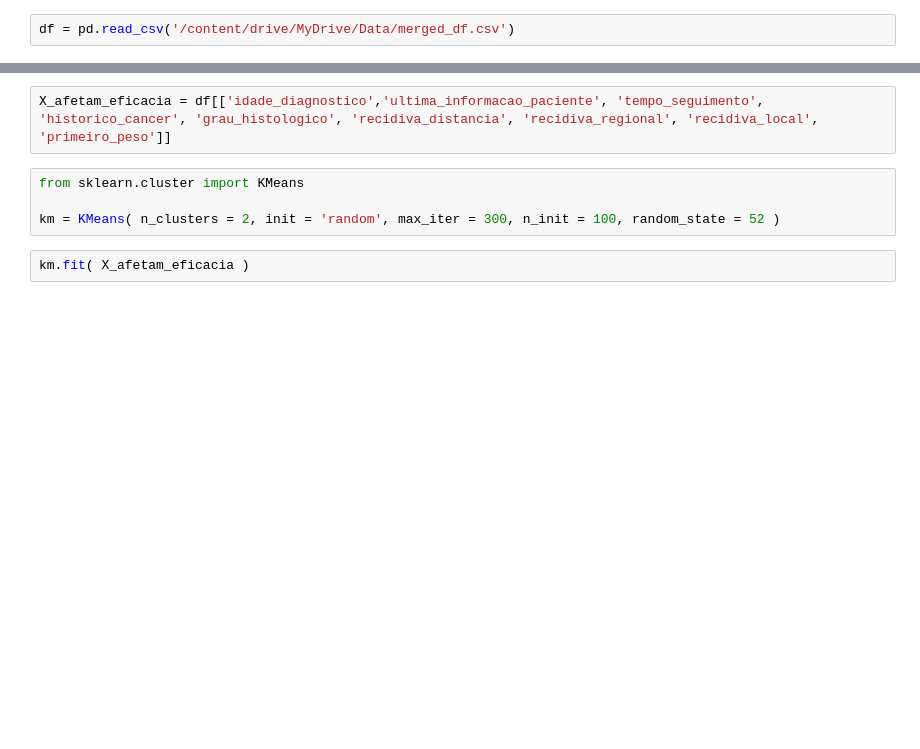
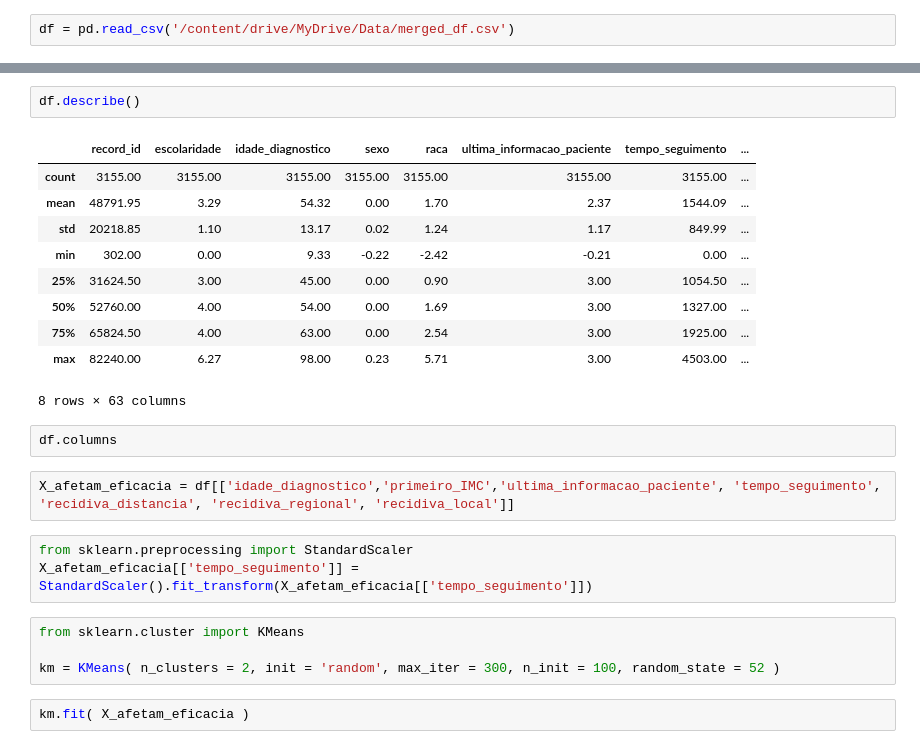
Before and after one commit to 2023M3T5-Inteli/grupo1, a Jupyter notebook: notebooks/GenesisII.ipynb, the cells around one changed output, grey strips where cells are left out. Drawn from its saved outputs; the diff is of its cells as text; blank space fills up the shorter version.

```diff
--- a/notebooks/GenesisII.ipynb
+++ b/notebooks/GenesisII.ipynb
@@ -22,5 +40,23 @@ df.columns
+# %%
+df.describe()
+# %% [output]
+|  | record_id | escolaridade | idade_diagnostico | sexo | raca | ultima_informacao_paciente | tempo_seguimento | ... |
+| count | 3155.00 | 3155.00 | 3155.00 | 3155.00 | 3155.00 | 3155.00 | 3155.00 | ... |
+| mean | 48791.95 | 3.29 | 54.32 | 0.00 | 1.70 | 2.37 | 1544.09 | ... |
+| std | 20218.85 | 1.10 | 13.17 | 0.02 | 1.24 | 1.17 | 849.99 | ... |
+| min | 302.00 | 0.00 | 9.33 | -0.22 | -2.42 | -0.21 | 0.00 | ... |
+| 25% | 31624.50 | 3.00 | 45.00 | 0.00 | 0.90 | 3.00 | 1054.50 | ... |
+| 50% | 52760.00 | 4.00 | 54.00 | 0.00 | 1.69 | 3.00 | 1327.00 | ... |
+| 75% | 65824.50 | 4.00 | 63.00 | 0.00 | 2.54 | 3.00 | 1925.00 | ... |
+| max | 82240.00 | 6.27 | 98.00 | 0.23 | 5.71 | 3.00 | 4503.00 | ... |
+8 rows × 63 columns
+# %%
+df.columns
 # %%
-X_afetam_eficacia = df[['idade_diagnostico','ultima_informacao_paciente', 'tempo_seguimento', 'historico_cancer', 'grau_histologico', 'recidiva_distancia', 'recidiva_regional', 'recidiva_local', 'primeiro_peso']]
+X_afetam_eficacia = df[['idade_diagnostico','primeiro_IMC','ultima_informacao_paciente', 'tempo_seguimento', 'recidiva_distancia', 'recidiva_regional', 'recidiva_local']]
+# %%
+from sklearn.preprocessing import StandardScaler
+X_afetam_eficacia[['tempo_seguimento']] = StandardScaler().fit_transform(X_afetam_eficacia[['tempo_seguimento']])
 # %%
 from sklearn.cluster import KMeans
 
```
Also changed, not shown: parts of 17 cells of this notebook, 1 other file.
